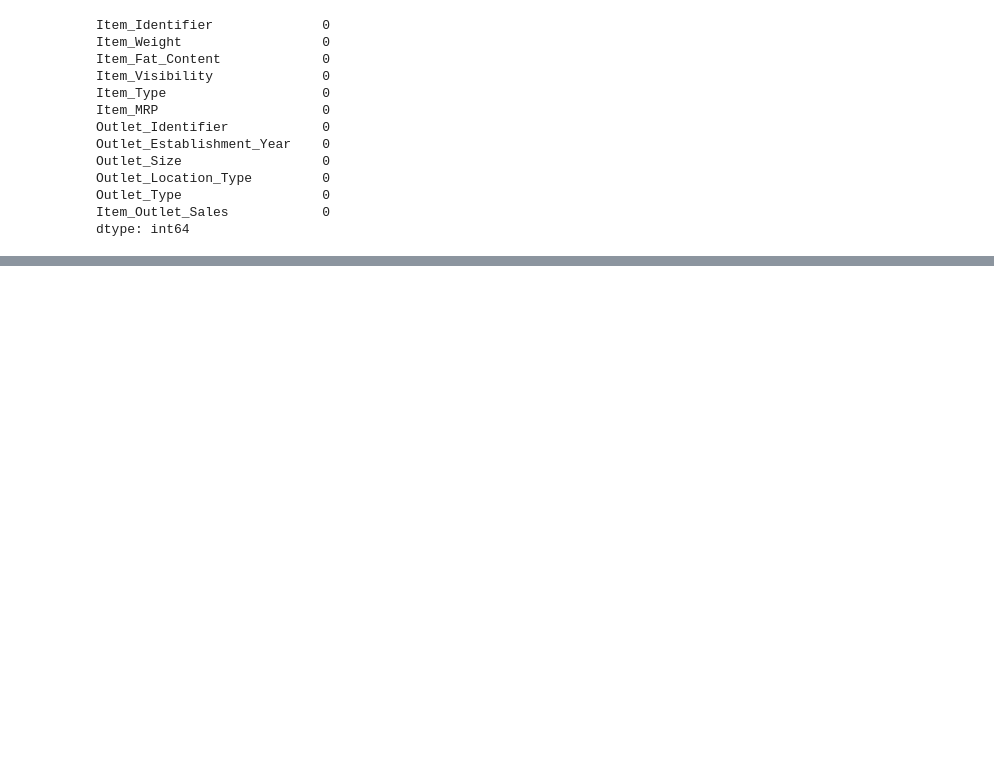
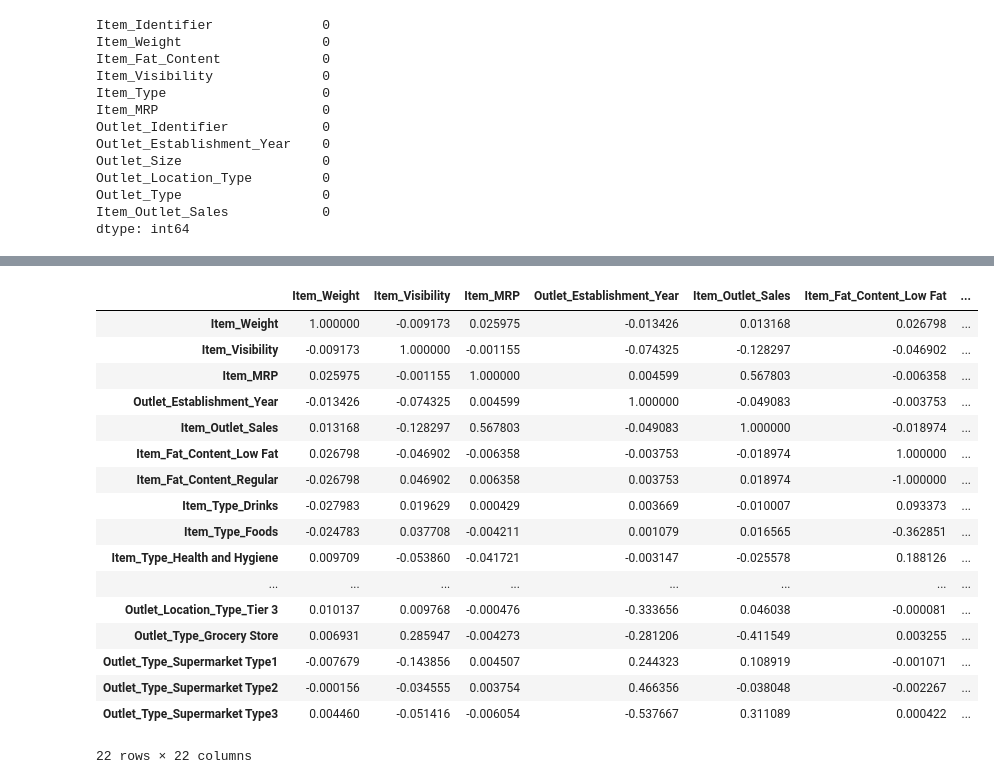
Before and after one commit to Muhammad-faiz101/Product_Outlet_Sales_prediction_ML, a Jupyter notebook: manual_linearj.ipynb, the cells around one changed output, grey strips where cells are left out. Drawn from its saved outputs; the diff is of its cells as text; code cells hidden in the pictures; blank space fills up the shorter version.

```diff
--- a/manual_linearj.ipynb
+++ b/manual_linearj.ipynb
@@ -111,0 +221,21 @@ data_enc.head()
+# %%
+data_enc.corr()
+# %% [output]
+|  | Item_Weight | Item_Visibility | Item_MRP | Outlet_Establishment_Year | Item_Outlet_Sales | Item_Fat_Content_Low Fat | ... |
+| Item_Weight | 1.000000 | -0.009173 | 0.025975 | -0.013426 | 0.013168 | 0.026798 | ... |
+| Item_Visibility | -0.009173 | 1.000000 | -0.001155 | -0.074325 | -0.128297 | -0.046902 | ... |
+| Item_MRP | 0.025975 | -0.001155 | 1.000000 | 0.004599 | 0.567803 | -0.006358 | ... |
+| Outlet_Establishment_Year | -0.013426 | -0.074325 | 0.004599 | 1.000000 | -0.049083 | -0.003753 | ... |
+| Item_Outlet_Sales | 0.013168 | -0.128297 | 0.567803 | -0.049083 | 1.000000 | -0.018974 | ... |
+| Item_Fat_Content_Low Fat | 0.026798 | -0.046902 | -0.006358 | -0.003753 | -0.018974 | 1.000000 | ... |
+| Item_Fat_Content_Regular | -0.026798 | 0.046902 | 0.006358 | 0.003753 | 0.018974 | -1.000000 | ... |
+| Item_Type_Drinks | -0.027983 | 0.019629 | 0.000429 | 0.003669 | -0.010007 | 0.093373 | ... |
+| Item_Type_Foods | -0.024783 | 0.037708 | -0.004211 | 0.001079 | 0.016565 | -0.362851 | ... |
+| Item_Type_Health and Hygiene | 0.009709 | -0.053860 | -0.041721 | -0.003147 | -0.025578 | 0.188126 | ... |
+| ... | ... | ... | ... | ... | ... | ... | ... |
+| Outlet_Location_Type_Tier 3 | 0.010137 | 0.009768 | -0.000476 | -0.333656 | 0.046038 | -0.000081 | ... |
+| Outlet_Type_Grocery Store | 0.006931 | 0.285947 | -0.004273 | -0.281206 | -0.411549 | 0.003255 | ... |
+| Outlet_Type_Supermarket Type1 | -0.007679 | -0.143856 | 0.004507 | 0.244323 | 0.108919 | -0.001071 | ... |
+| Outlet_Type_Supermarket Type2 | -0.000156 | -0.034555 | 0.003754 | 0.466356 | -0.038048 | -0.002267 | ... |
+| Outlet_Type_Supermarket Type3 | 0.004460 | -0.051416 | -0.006054 | -0.537667 | 0.311089 | 0.000422 | ... |
+22 rows × 22 columns
```
Also changed, not shown: parts of 19 cells of this notebook.
